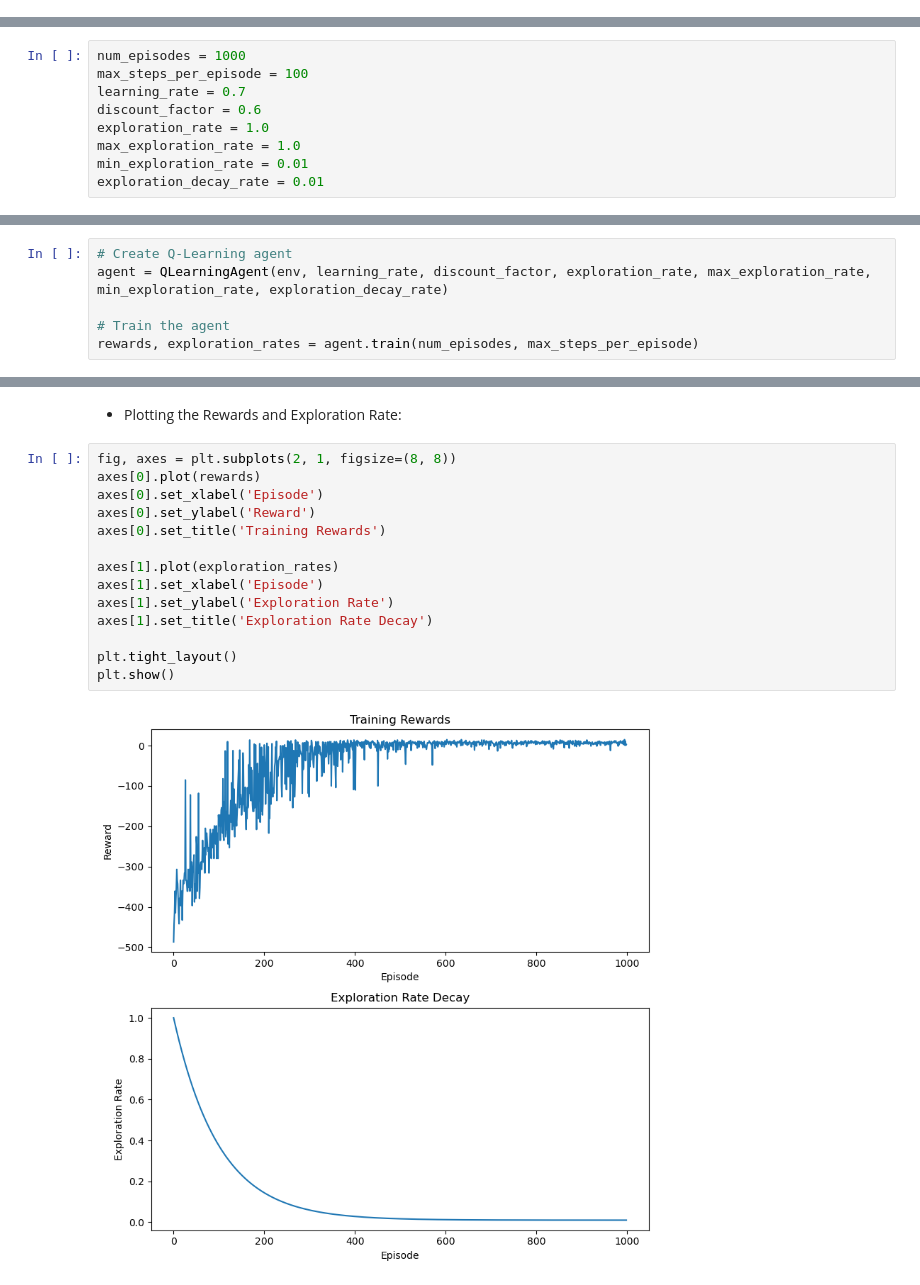
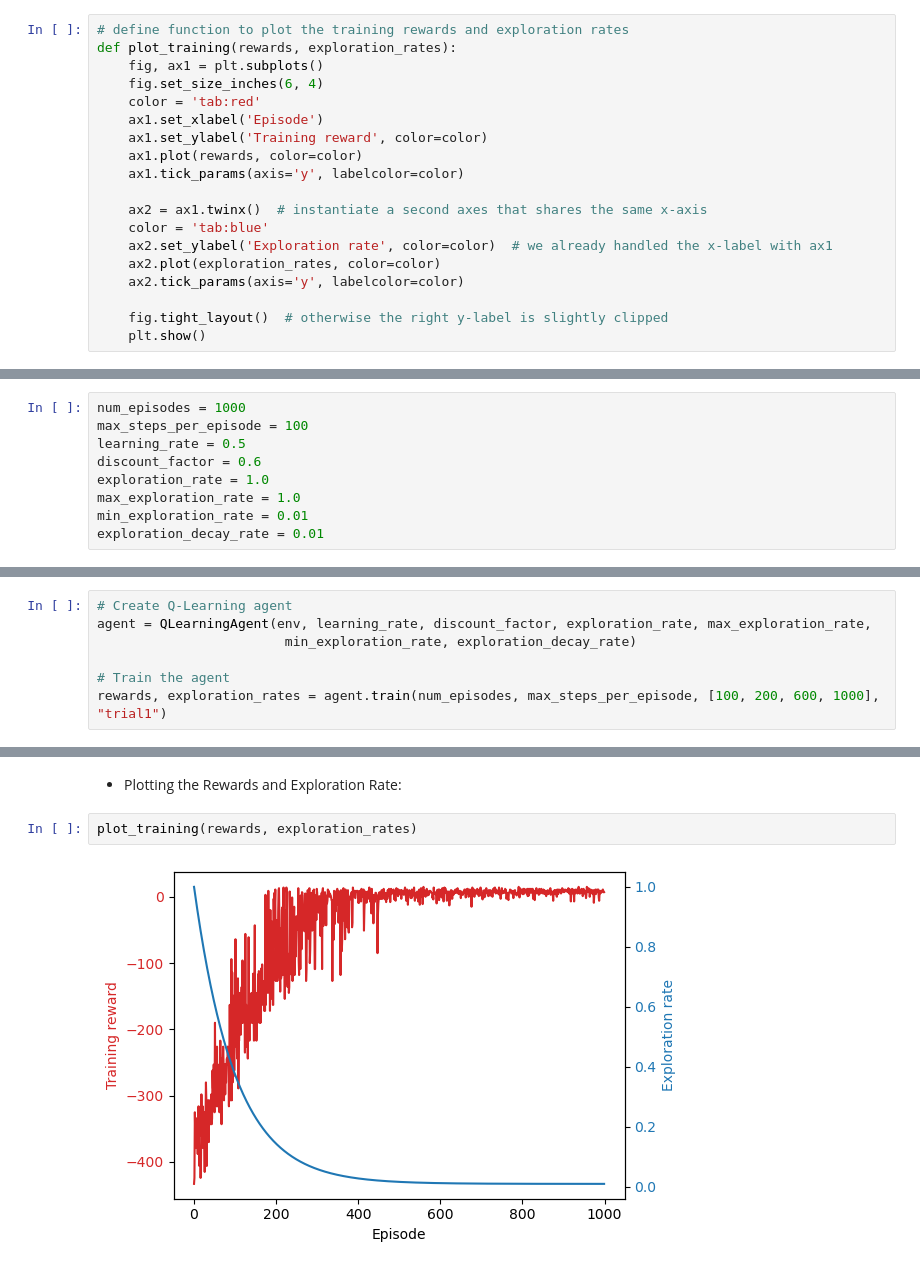
Before and after one commit to Frknslmn50/EARIN_23L, a Jupyter notebook: lab6/ReinforcementLearning.ipynb, the cells around one changed output, grey strips where cells are left out. Saved outputs shown, nothing was run; the diff lists cells and outputs as text.

```diff
--- a/lab6/ReinforcementLearning.ipynb
+++ b/lab6/ReinforcementLearning.ipynb
@@ -112,3 +124,22 @@ class QLearningAgent:
+# %%
+# define function to plot the training rewards and exploration rates
+def plot_training(rewards, exploration_rates):
+    fig, ax1 = plt.subplots()
+    fig.set_size_inches(6, 4)
+    color = 'tab:red'
+    ax1.set_xlabel('Episode')
+    ax1.set_ylabel('Training reward', color=color)
+    ax1.plot(rewards, color=color)
+    ax1.tick_params(axis='y', labelcolor=color)
+
+    ax2 = ax1.twinx()  # instantiate a second axes that shares the same x-axis
+    color = 'tab:blue'
+    ax2.set_ylabel('Exploration rate', color=color)  # we already handled the x-label with ax1
+    ax2.plot(exploration_rates, color=color)
+    ax2.tick_params(axis='y', labelcolor=color)
+
+    fig.tight_layout()  # otherwise the right y-label is slightly clipped
+    plt.show()
 # %% [markdown]
 * Creating the Environment:
 # %%
@@ -118,7 +149,7 @@ env = gym.make('Taxi-v3',render_mode='rgb_array')
 # %%
 num_episodes = 1000
 max_steps_per_episode = 100
-learning_rate = 0.7
+learning_rate = 0.5
 discount_factor = 0.6
 exploration_rate = 1.0
 max_exploration_rate = 1.0
@@ -128,8 +159,9 @@ exploration_decay_rate = 0.01
 * Training the Agent:
 # %%
 # Create Q-Learning agent
-agent = QLearningAgent(env, learning_rate, discount_factor, exploration_rate, max_exploration_rate, min_exploration_rate, exploration_decay_rate)
+agent = QLearningAgent(env, learning_rate, discount_factor, exploration_rate, max_exploration_rate,
+                        min_exploration_rate, exploration_decay_rate)
 
 # Train the agent
-rewards, exploration_rates = agent.train(num_episodes, max_steps_per_episode)
+rewards, exploration_rates = agent.train(num_episodes, max_steps_per_episode, [100, 200, 600, 1000], "trial1")
 # %% [output]
@@ -172,19 +180,7 @@ Moviepy - video ready c:\Users\FURKANSALMAN\PycharmProjects\EARIN_23L\lab6\video
 # %% [markdown]
 * Plotting the Rewards and Exploration Rate:
-# %%
-fig, axes = plt.subplots(2, 1, figsize=(8, 8))
-axes[0].plot(rewards)
-axes[0].set_xlabel('Episode')
-axes[0].set_ylabel('Reward')
-axes[0].set_title('Training Rewards')
-
-axes[1].plot(exploration_rates)
-axes[1].set_xlabel('Episode')
-axes[1].set_ylabel('Exploration Rate')
-axes[1].set_title('Exploration Rate Decay')
-
-plt.tight_layout()
-plt.show()
-# %% [output]
-[figure, removed]
+# %%
+plot_training(rewards, exploration_rates)
+# %% [output]
+[figure, added]
 # %% [markdown]
```
Also changed, not shown: parts of 47 cells of this notebook, 1 other file.
